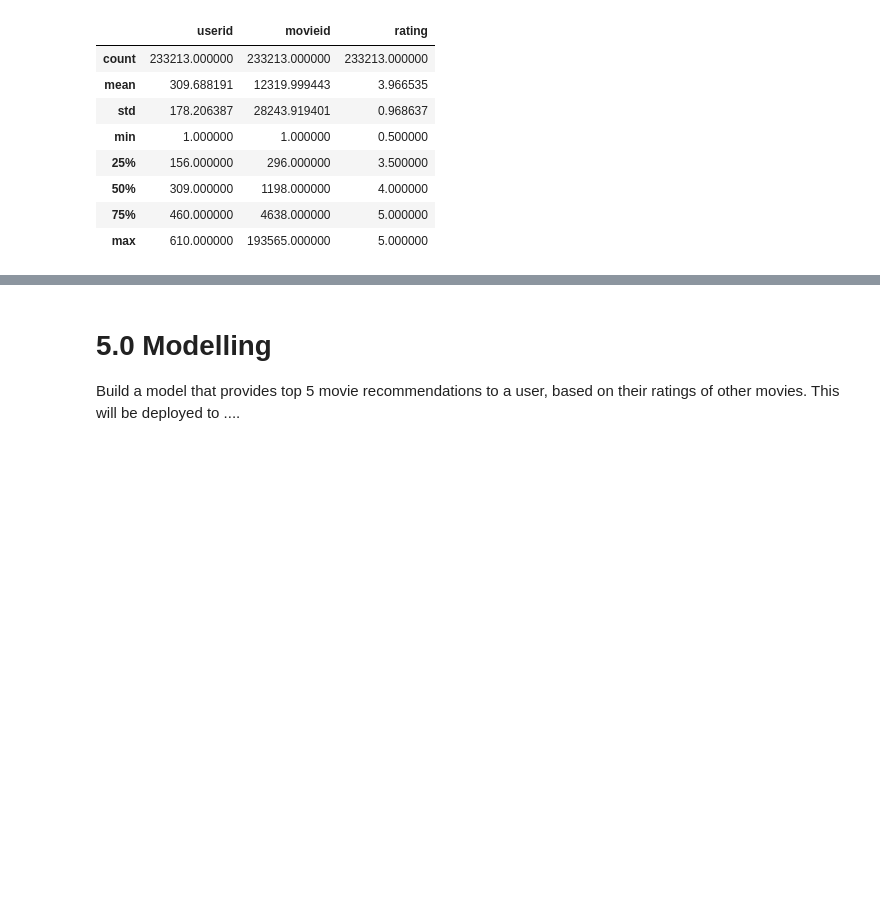
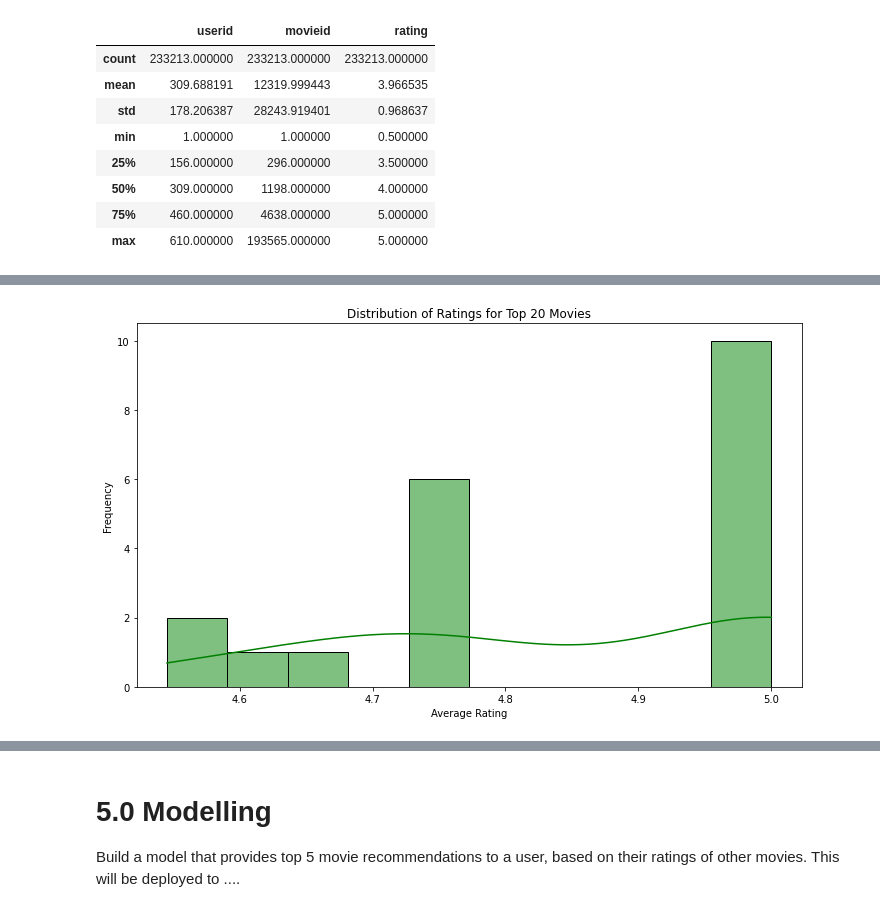
Before and after one commit to Felix-87/Phase4_project, a Jupyter notebook: index.ipynb, the cells around one changed output, grey strips where cells are left out. Cells and saved outputs as stored; diff of their text form; code cells hidden in the pictures; blank space fills up the shorter version.

```diff
--- a/index.ipynb
+++ b/index.ipynb
@@ -233,0 +264,16 @@ Index(['userid', 'movieid', 'rating', 'title', 'genres', 'tag'], dtype='object')
+# %%
+plt.figure(figsize=(10, 6))
+
+# Create a distribution plot for the ratings of the top 20 movies
+sns.histplot(top_20_movies['rating'], kde=True, bins=10, color='green')
+
+# Add title and labels
+plt.title('Distribution of Ratings for Top 20 Movies')
+plt.xlabel('Average Rating')
+plt.ylabel('Frequency')
+
+# Show the plot
+plt.tight_layout()
+plt.show()
+# %% [output]
+[figure, added]
```
Also changed, not shown: parts of 25 cells of this notebook.
